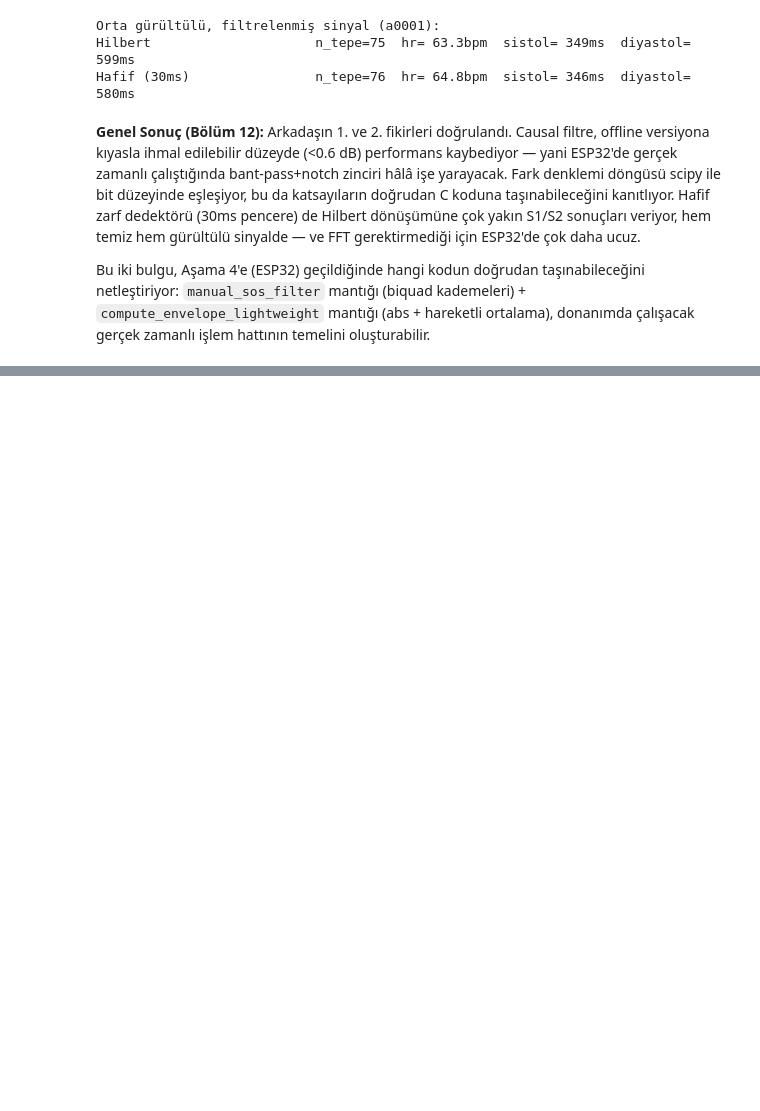
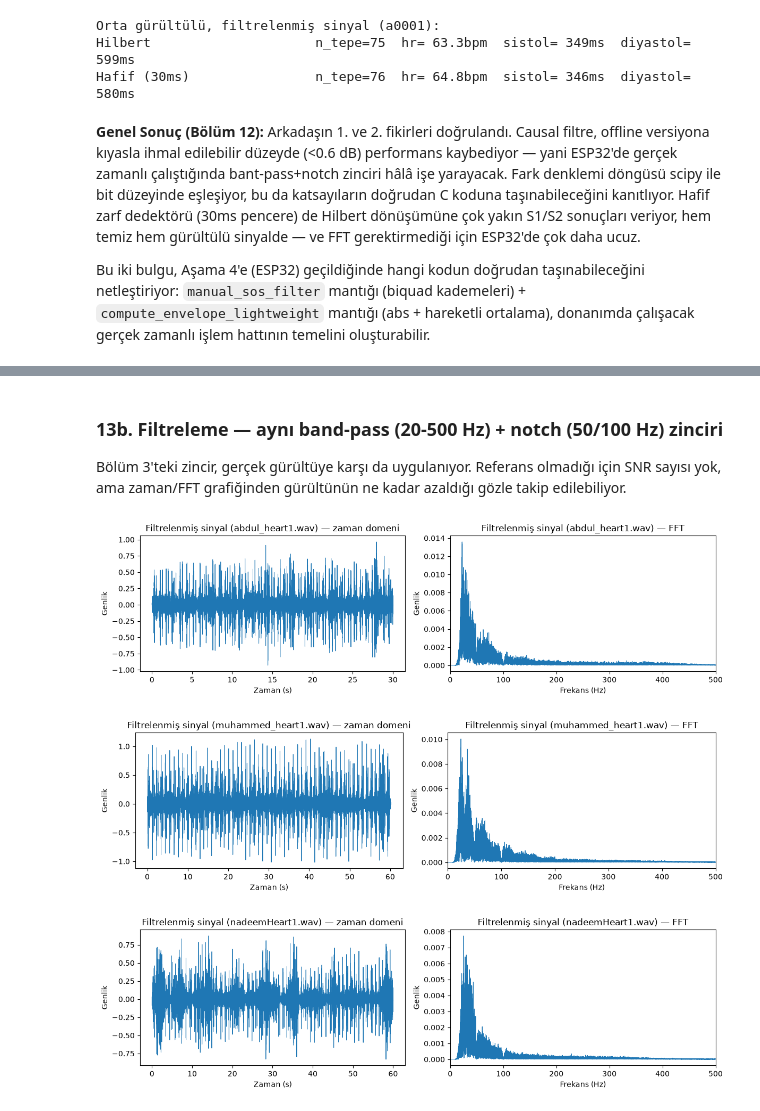
Before and after one commit to Furkanturan8/medical-steth-ecg, a Jupyter notebook: signal_processing/notebooks/01_ilk_analiz.ipynb, the cells around one changed output, grey strips where cells are left out. Drawn from its saved outputs; the diff is of its cells as text; code cells hidden in the pictures; blank space fills up the shorter version.

```diff
--- a/signal_processing/notebooks/01_ilk_analiz.ipynb
+++ b/signal_processing/notebooks/01_ilk_analiz.ipynb
@@ -706,0 +738,23 @@ Bu iki bulgu, Aşama 4'e (ESP32) geçildiğinde hangi kodun doğrudan taşınabi
+# %% [markdown]
+### 13b. Filtreleme — aynı band-pass (20-500 Hz) + notch (50/100 Hz) zinciri
+
+Bölüm 3'teki zincir, gerçek gürültüye karşı da uygulanıyor. Referans olmadığı için SNR sayısı yok, ama zaman/FFT grafiğinden gürültünün ne kadar azaldığı gözle takip edilebiliyor.
+# %%
+own_filtered = {}
+
+for fname in own_recordings:
+    fs, x = wavfile.read(f"{OWN_DATA_DIR}/{fname}")
+    x = x.astype(np.float64)
+    x /= np.max(np.abs(x))
+
+    x_filtered = bandpass(x, fs)
+    x_filtered = notch(x_filtered, fs, 50)
+    x_filtered = notch(x_filtered, fs, 100)
+    own_filtered[fname] = (fs, x, x_filtered)
+
+    plot_time_and_fft(x_filtered, fs, f"Filtrelenmiş sinyal ({fname})")
+    plt.show()
+# %% [output]
+[figure, added]
+[figure, added]
+[figure, added]
```
Also changed, not shown: parts of 9 cells of this notebook, 7 other files.
